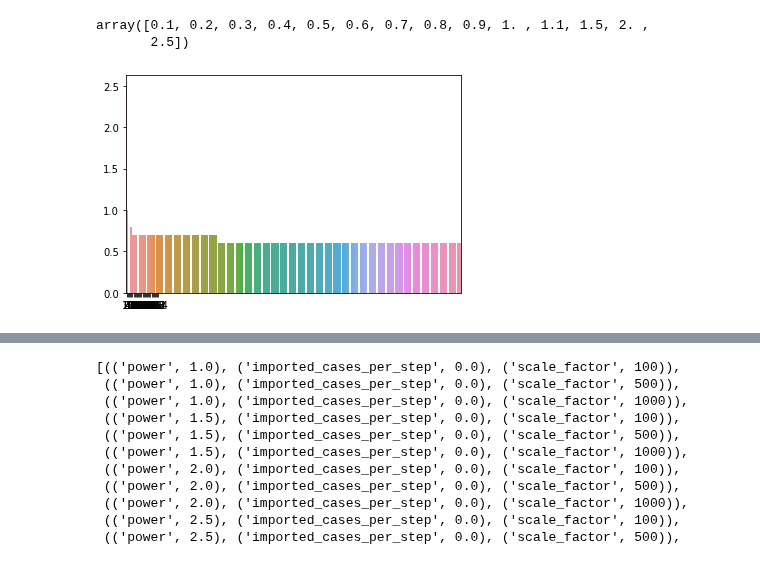
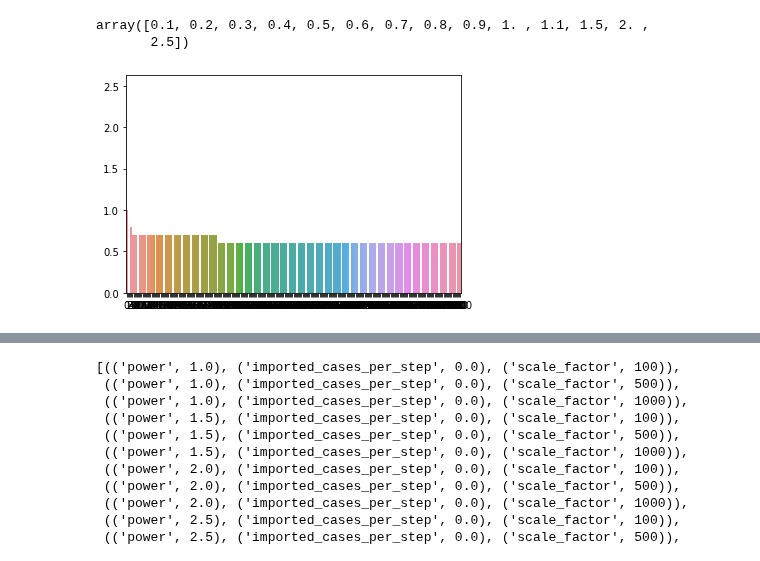
Before and after one commit to blakeelias/pandemic_RL, a Jupyter notebook: code/Cost_Functions.ipynb, the cells around one changed output, grey strips where cells are left out. Drawn from its saved outputs; the diff is of its cells as text; code cells hidden in the pictures.

```diff
--- a/code/Cost_Functions.ipynb
+++ b/code/Cost_Functions.ipynb
@@ -412,3 +411,5 @@ df[df['power'] == 1][df['imported_cases_per_step'] == 0][df['scale_factor'] == 1
 | 296 | 1 | 0 | 100 | 990 | 0.4 |
 | 297 | 1 | 0 | 100 | 1000 | 0.4 |
 297 rows × 5 columns
+# %%
+sns.set(style="ticks")
@@ -432,11 +445,14 @@ actions
 array([0.1, 0.2, 0.3, 0.4, 0.5, 0.6, 0.7, 0.8, 0.9, 1. , 1.1, 1.5, 2. ,
        2.5])
 # %%
-ax = sns.barplot(list(range(num_states)),
-            [actions[int(best_action_idx[n])] for n in range(num_states)])
-# ax.set(xlabel='common xlabel', ylabel='common ylabel')
-ax.set_xticks(range(int(len(states) / 10)))
-ax.set_xticklabels([state for i, state in enumerate(states) if i % 10 == 0])
-plt.show()
+def plot_policy(best_action_idx):
+    ax = sns.barplot(list(range(num_states)),
+                [actions[int(best_action_idx[n])] for n in range(num_states)])
+    # ax.set(xlabel='common xlabel', ylabel='common ylabel')
+    ax.set_xticks(range(int(len(states) / 1)))
+    ax.set_xticklabels([state for i, state in enumerate(states) if i % 1 == 0])
+    plt.show()
+
+plot_policy(best_action_idx)
 # %% [output]
-[figure, old version]
+[figure, new version]
```
Also changed, not shown: parts of 6 cells of this notebook, 1 other file.
